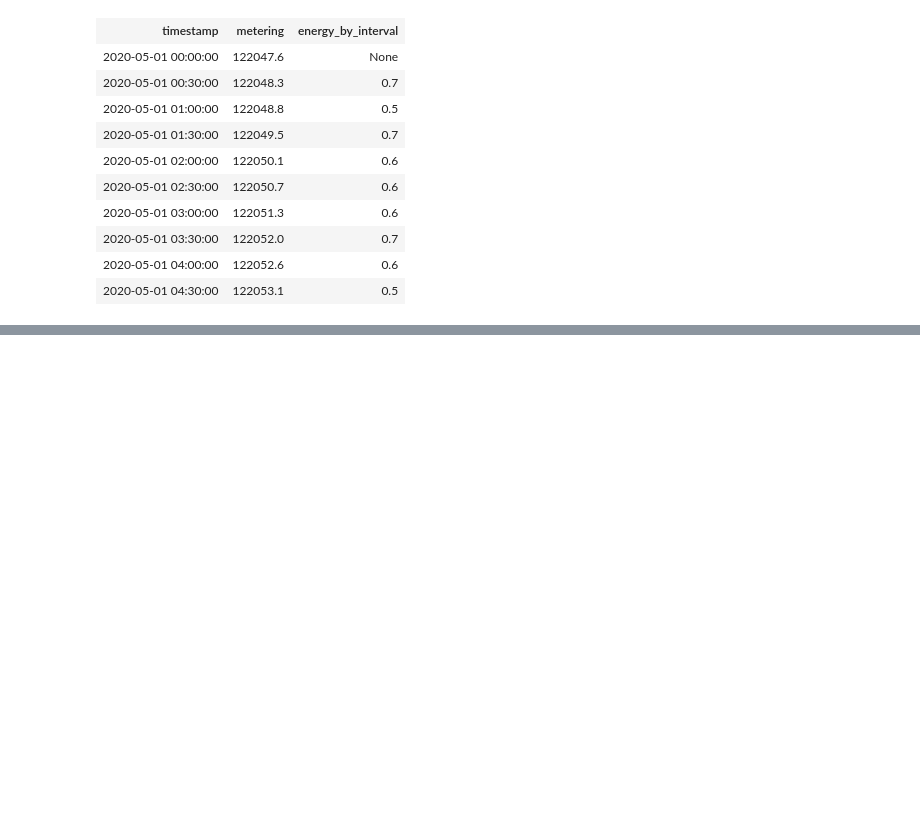
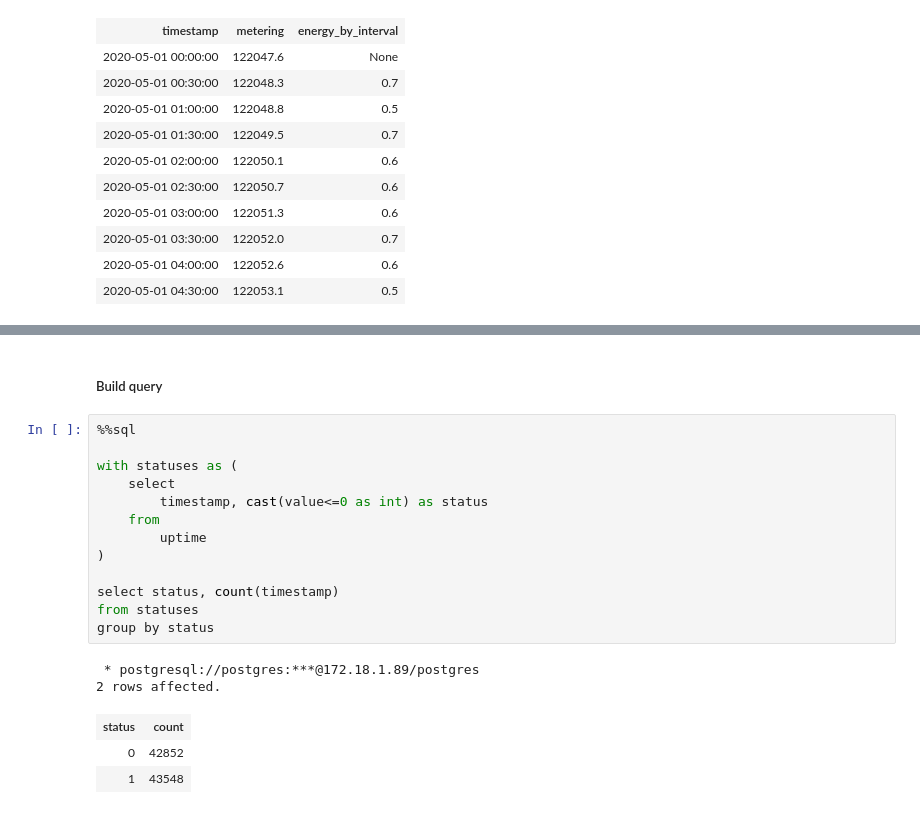
Before and after one commit to dimandms/sql_timeseries, a Jupyter notebook: lessons.ipynb, the cells around one changed output, grey strips where cells are left out. Saved outputs shown, nothing was run; the diff lists cells and outputs as text; blank space fills up the shorter version.

```diff
--- a/lessons.ipynb
+++ b/lessons.ipynb
@@ -446,0 +477,21 @@ limit 10;
+# %% [markdown]
+##### Build query
+# %%
+%%sql
+
+with statuses as (
+    select
+        timestamp, cast(value<=0 as int) as status
+    from
+        uptime
+)
+
+select status, count(timestamp)
+from statuses
+group by status
+# %% [output]
+ * postgresql://postgres:***@172.18.1.89/postgres
+2 rows affected.
+| status | count |
+| 0 | 42852 |
+| 1 | 43548 |
```
Also changed, not shown: parts of 3 cells of this notebook.
